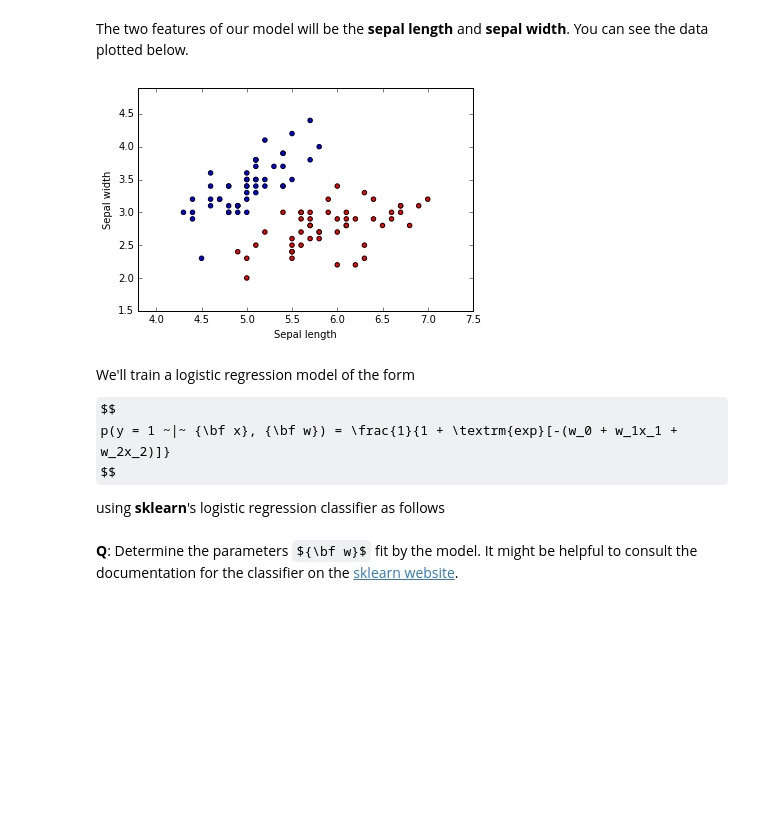
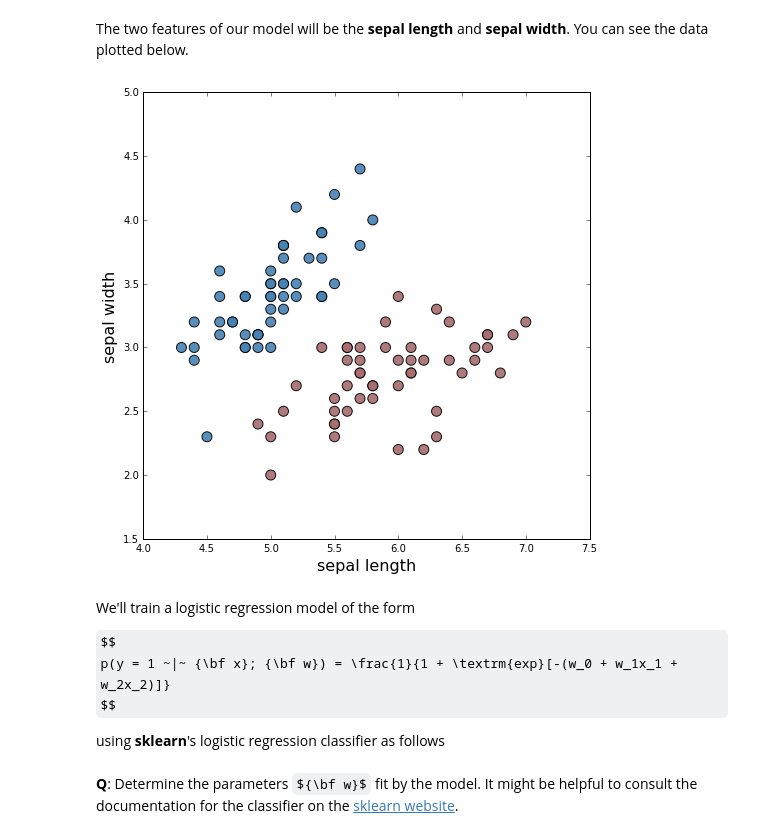
Before and after one commit to omnific-h/csci5622notebooks, a Jupyter notebook: 03_Logistic_Regression_and_Text_Models.ipynb, the cells around one changed output. Saved outputs shown, nothing was run; the diff lists cells and outputs as text; code cells hidden in the pictures; some formulas as TeX source; blank space fills up the shorter version.

```diff
--- a/03_Logistic_Regression_and_Text_Models.ipynb
+++ b/03_Logistic_Regression_and_Text_Models.ipynb
@@ -18,28 +18,24 @@ The two features of our model will be the **sepal length** and **sepal width**.
 # %%
 import matplotlib.pyplot as plt
 %matplotlib inline
-from sklearn.linear_model import LogisticRegression
 from sklearn import datasets
 
 iris = datasets.load_iris()
 X_train = iris.data[iris.target != 2, :2]  # we only take the first two features.
 y_train = iris.target[iris.target != 2]
 
-x_min, x_max = X_train[:, 0].min() - .5, X_train[:, 0].max() + .5
-y_min, y_max = X_train[:, 1].min() - .5, X_train[:, 1].max() + .5
-colors = ["red" if yi==1 else "blue" for yi in y_train]
-plt.scatter(X_train[:, 0], X_train[:, 1], c=colors)
-plt.xlabel('Sepal length')
-plt.ylabel('Sepal width')
-plt.xlim(x_min, x_max)
-plt.ylim(y_min, y_max);
+mycolors = {"blue": "steelblue", "red": "#a76c6e", "green": "#6a9373"}
+fig = plt.figure(figsize=(8,8))
+plt.scatter(X_train[:, 0], X_train[:, 1], s=100, alpha=0.9, c=[mycolors["red"] if yi==1 else mycolors["blue"] for yi in y_train])
+plt.xlabel('sepal length', fontsize=16)
+plt.ylabel('sepal width', fontsize=16);
 # %% [output]
-[figure, old version]
+[figure, new version]
 # %% [markdown]
 We'll train a logistic regression model of the form
 
 $$
-p(y = 1 ~|~ {\bf x}, {\bf w}) = \frac{1}{1 + \textrm{exp}[-(w_0 + w_1x_1 + w_2x_2)]}
+p(y = 1 ~|~ {\bf x}; {\bf w}) = \frac{1}{1 + \textrm{exp}[-(w_0 + w_1x_1 + w_2x_2)]}
 $$
 
 using **sklearn**'s logistic regression classifier as follows
```
Also changed, not shown: parts of 1 cell of this notebook, 6 other files.
